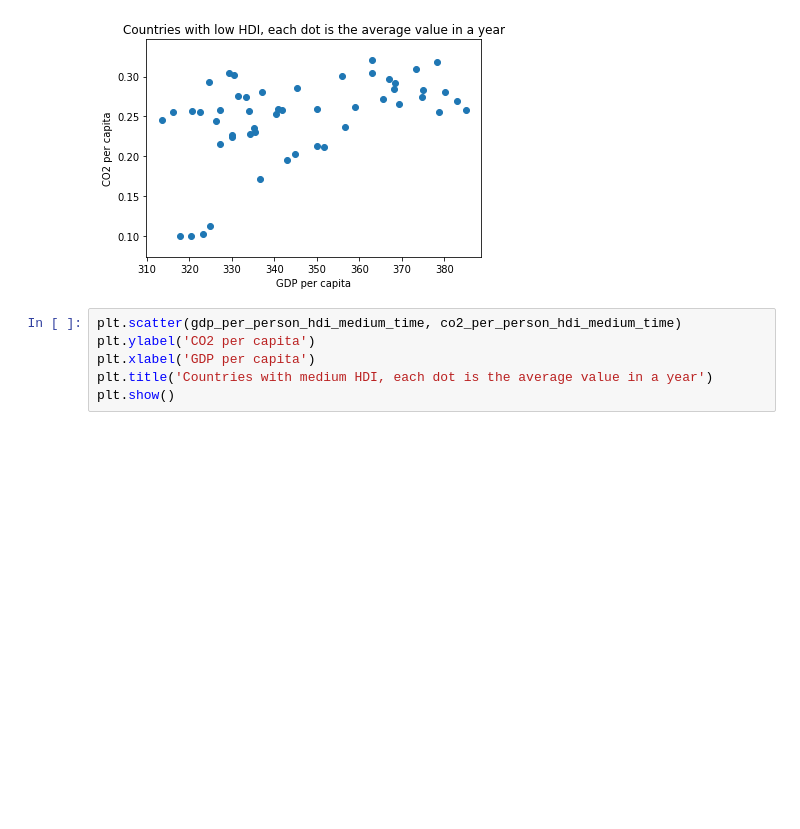
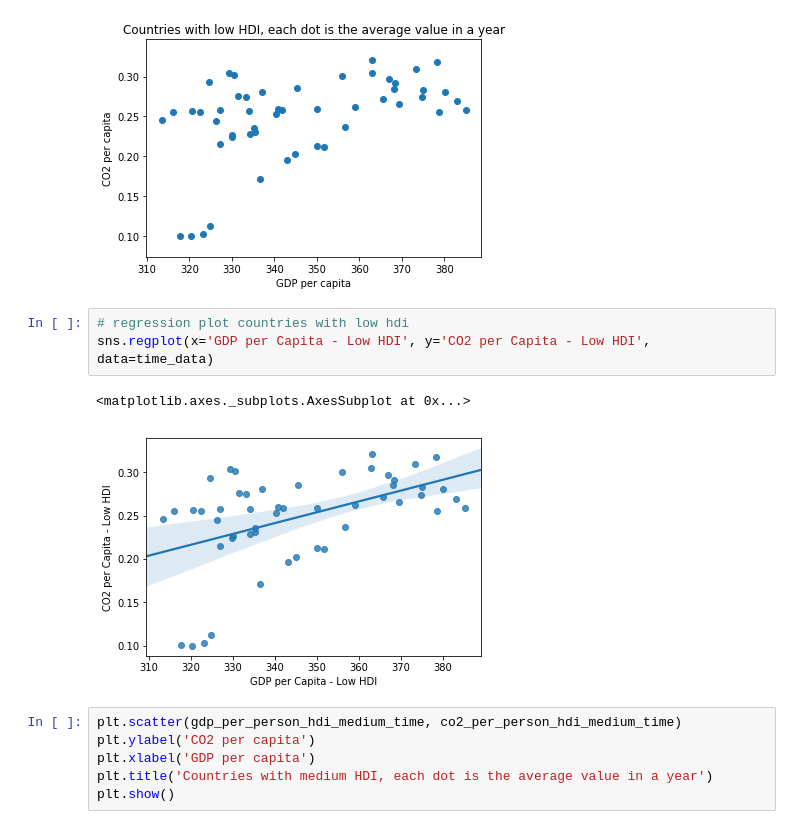
Before and after one commit to hstoefen/Intro-to-Data-Analysis, a Jupyter notebook: Final Project/project_draft2.ipynb, the cells around one changed output. Saved outputs shown, nothing was run; the diff lists cells and outputs as text; blank space fills up the shorter version.

```diff
--- a/Final Project/project_draft2.ipynb
+++ b/Final Project/project_draft2.ipynb
@@ -354,6 +398,12 @@ plt.title('Countries with low HDI, each dot is the average value in a year')
 plt.show()
 # %% [output]
 [figure]
+# %%
+# regression plot countries with low hdi
+sns.regplot(x='GDP per Capita - Low HDI', y='CO2 per Capita - Low HDI', data=time_data)
+# %% [output]
+<matplotlib.axes._subplots.AxesSubplot at 0x...>
+[figure, added]
 # %%
 plt.scatter(gdp_per_person_hdi_medium_time, co2_per_person_hdi_medium_time)
 plt.ylabel('CO2 per capita')
```
Also changed, not shown: parts of 13 cells of this notebook, 1 other file.
